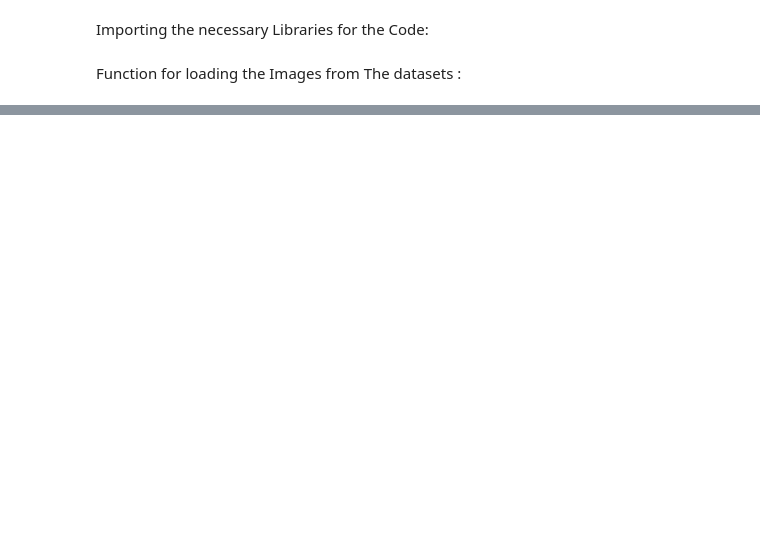
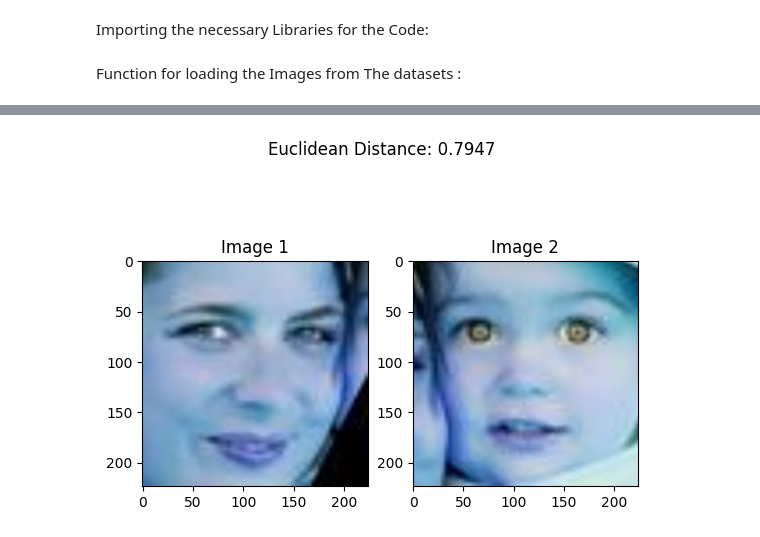
Before and after one commit to ankur777jinn/Facial-Features-Recognition, a Jupyter notebook: Untitled.ipynb, the cells around one changed output, grey strips where cells are left out. Cells and saved outputs as stored; diff of their text form; code cells hidden in the pictures; blank space fills up the shorter version.

```diff
--- a/Untitled.ipynb
+++ b/Untitled.ipynb
@@ -39,5 +39,7 @@ def Parent_child_pair(images):
 # %%
-def preprocess_image(image):
+def preprocess_image(img_path):
+    image=cv.imread(img_path)
     image_resized = cv.resize(image, (224, 224))
     image_normalized = image_resized / 255.0
-    return image_normalized
+    image_transposed = np.transpose(image_normalized, (2, 0, 1)) #As pytorch prefers the image tensore in form of (Chnnel, Height, Width)
+    return torch.tensor(image_transposed, dtype=torch.float32)
@@ -88,0 +133,9 @@ self.fc = nn.Sequential(
+# %%
+# Create the Dataset and DataLoader
+inherit_dataset = Inherit_Dataset(preprocessed_pairs, labels)  # Correct variable name
+dataloader = DataLoader(inherit_dataset, batch_size=16, shuffle=True)  # Correct DataLoader instance
+# %%
+device = torch.device("cuda" if torch.cuda.is_available() else "cpu")
+model = SNN_ARCHITECTURE().to(device)
+criterion = Loss_Fxn(margin=1.5)
+optimizer = optim.Adam(model.parameters(), lr=0.001)
@@ -88,0 +184,33 @@ self.fc = nn.Sequential(
+# %%
+model.eval()  # Set the model to evaluation mode
+with torch.no_grad():
+    distance = model.Euclidean_distance(img1, img2)
+    # Perform your inference logic here
+# %%
+
+def visualize_results(img1, img2, distance):
+    img1 = img1.permute(1, 2, 0).cpu().numpy()
+    img2 = img2.permute(1, 2, 0).cpu().numpy()
+
+    plt.subplot(1, 2, 1)
+    plt.imshow(img1)
+    plt.title('Image 1')
+
+    plt.subplot(1, 2, 2)
+    plt.imshow(img2)
+    plt.title('Image 2')
+
+    plt.suptitle(f'Euclidean Distance: {distance.item():.4f}')
+    plt.show()
+
+# Ensure correct variable name for dataset instance
+dataset = Inherit_Dataset(preprocessed_pairs, labels)
+
+# Example usage
+with torch.no_grad():
+    x=np.random.randint(0, len(dataset))
+    img1, img2, _ = dataset[x]
+    distance = model.Euclidean_distance(img1.unsqueeze(0).to(device), img2.unsqueeze(0).to(device))
+    visualize_results(img1, img2, distance)
+# %% [output]
+[figure, added]
```
Also changed, not shown: parts of 17 cells of this notebook, 6 other files.
